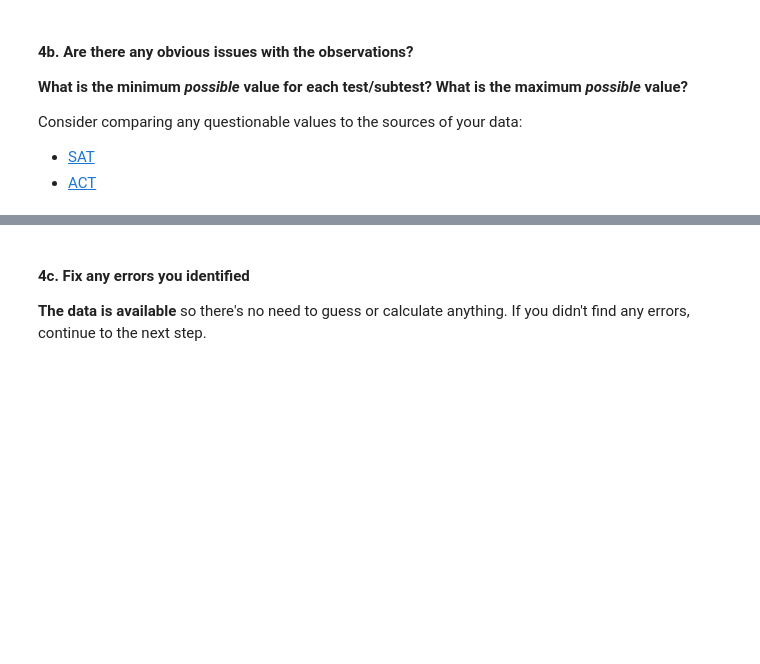
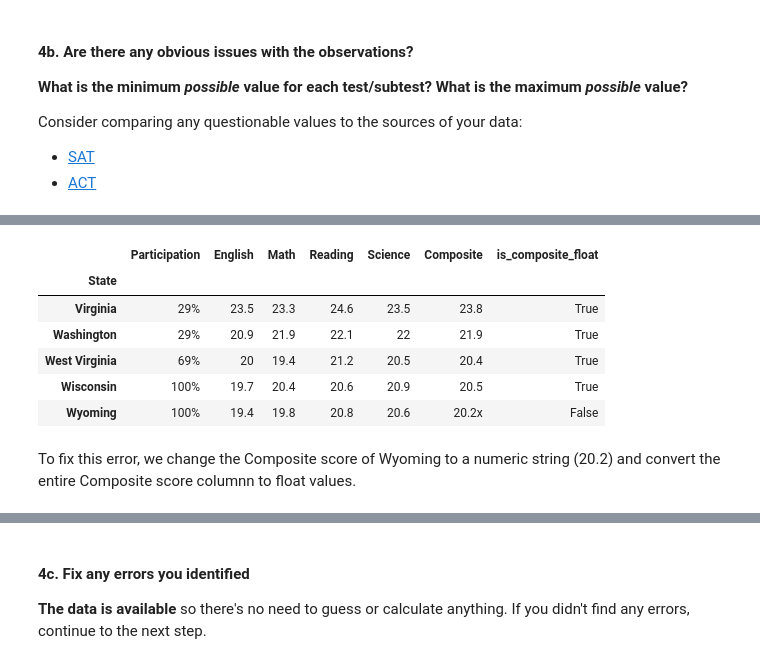
Before and after one commit to hakngrow/dsi, a Jupyter notebook: Project1234/project_1/code/test.ipynb, the cells around one changed output, grey strips where cells are left out. Cells and saved outputs as stored; diff of their text form; code cells hidden in the pictures; blank space fills up the shorter version.

```diff
--- a/Project1234/project_1/code/test.ipynb
+++ b/Project1234/project_1/code/test.ipynb
@@ -146,0 +222,39 @@ For SAT, both EBRW and Math tests have minimum/maximum possible values of 200/80
+# %%
+# Validate ACT CSV data with data from source @ https://blog.prepscholar.com/act-scores-by-state-averages-highs-and-lows
+
+# Set index (State) and rename columns of ACT CSV and source dataframes to facilitate validation later.
+
+act_2017_columns = ['Participation', 'English', 'Math', 'Reading', 'Science', 'Composite']
+
+df_act_2017.set_index('State', inplace=True)
+df_act_2017.columns = act_2017_columns
+
+
+def is_float(value):
+    try:
+        float(value)
+        return True
+    except ValueError:
+        return False
+
+def highlight_NaN_value(column):
+
+    formats = ['' for i in range(column.size)]
+
+    if column.name == 'Composite':
+        return ['background-color: yellow' if not is_float(value) else '' for value in column]
+
+    return formats
+
+df_act_2017['is_composite_float'] = df_act_2017.apply(lambda row: is_float(row['Composite']), axis=1)
+df_act_2017.tail().style.apply(highlight_NaN_value)
+# %% [output]
+|  | Participation | English | Math | Reading | Science | Composite | is_composite_float |
+| State |  |  |  |  |  |  |  |
+| Virginia | 29% | 23.5 | 23.3 | 24.6 | 23.5 | 23.8 | True |
+| Washington | 29% | 20.9 | 21.9 | 22.1 | 22 | 21.9 | True |
+| West Virginia | 69% | 20 | 19.4 | 21.2 | 20.5 | 20.4 | True |
+| Wisconsin | 100% | 19.7 | 20.4 | 20.6 | 20.9 | 20.5 | True |
+| Wyoming | 100% | 19.4 | 19.8 | 20.8 | 20.6 | 20.2x | False |
+# %% [markdown]
+To fix this error, we change the Composite score of Wyoming to a numeric string (20.2) and convert the entire Composite score columnn to float values.
```
Also changed, not shown: parts of 44 cells of this notebook, 8 other files.
